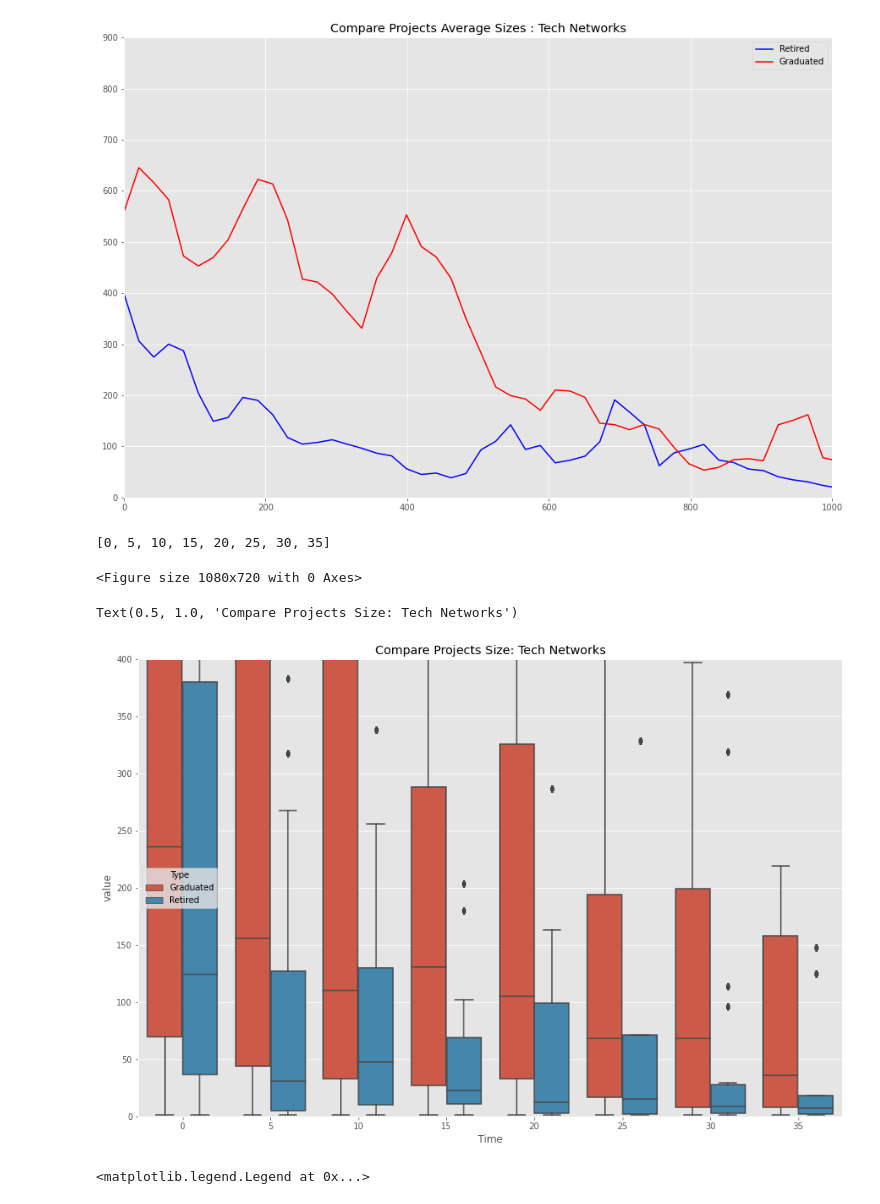
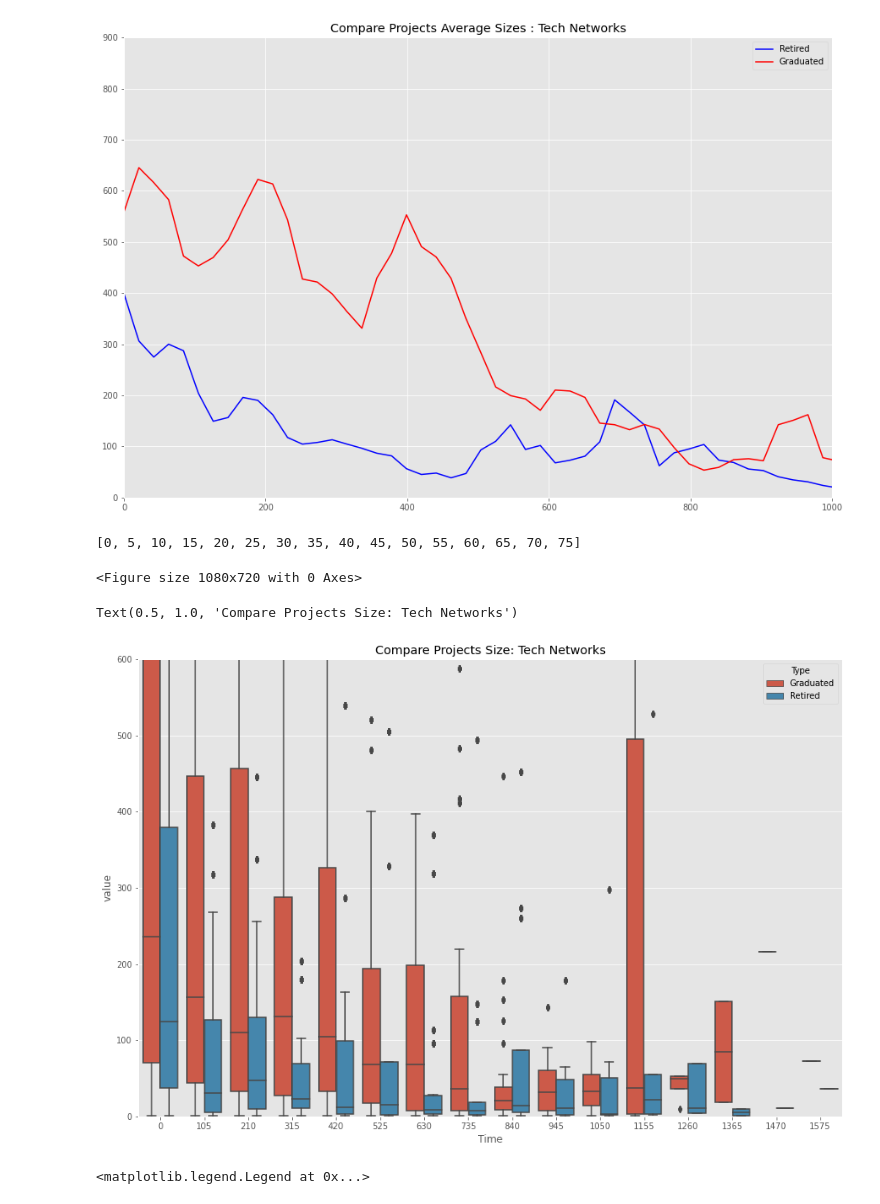
Before and after one commit to zenoWZH/ASFdata_analysis, a Jupyter notebook: smoothed_analysis/network_analysis&edges21.ipynb, the cells around one changed output. Saved outputs shown, nothing was run; the diff lists cells and outputs as text; code cells hidden in the pictures.

```diff
--- a/smoothed_analysis/network_analysis&edges21.ipynb
+++ b/smoothed_analysis/network_analysis&edges21.ipynb
@@ -372,7 +372,7 @@ for i in range(len(ave)):
     ave[i] = ave[i]/count[i]
     #print(data[:i])
 
-x = range(len(ave[:i]))
+x = [x*time_resolution for x in range(len(ave[:i]))]
 d1 = count[:i]
 
 plt.plot(x,d1,color = 'b', label = "Retired")
@@ -395,12 +395,12 @@ for i in range(len(ave)):
     ave[i] = ave[i]/count[i]
     #print(data[:i])
 
-x = range(len(ave[:i]))
+x = [x*time_resolution for x in range(len(ave[:i]))]
 d2 = count[:i]
 
 plt.plot(x,d2,color = 'r', label = 'Graduated')
 plt.title("Compare Projects Remains along Timeline: Tech Networks")
-plt.xlim(0,36)
+plt.xlim(0,1000)
 plt.ylim(0,200)
 #print(ave)
 #print(count)
@@ -430,7 +430,7 @@ for i in range(len(ave)):
     ave[i] = ave[i]/count[i]
     #print(data[:i])
 
-x = range(len(ave[:i]))
+x = [x*time_resolution for x in range(len(ave[:i]))]
 d1 = count[:i]
 
 plt.plot(x,d1,color = 'b', label = "Retired")
@@ -453,12 +453,12 @@ for i in range(len(ave)):
     ave[i] = ave[i]/count[i]
     #print(data[:i])
 
-x = range(len(ave[:i]))
+x = [x*time_resolution for x in range(len(ave[:i]))]
 d2 = count[:i]
 
 plt.plot(x,d2,color = 'r', label = 'Graduated')
 plt.title("Compare Projects Remains along Timeline: Social Networks")
-plt.xlim(0,36)
+plt.xlim(0,1000)
 plt.ylim(0,200)
 #print(ave)
 #print(count)
@@ -488,7 +488,7 @@ for i in range(len(ave)):
     ave[i] = ave[i]/count[i]
     #print(data[:i])
 
-x = [x*21 for x in range(len(ave[:i]))]
+x = [x*time_resolution for x in range(len(ave[:i]))]
 #d1 = ave[:i]
 d1 = savgol_filter(ave[:i], 3, 1)
 plt.plot(x,d1,color = 'b', label = "Retired")
@@ -511,7 +511,7 @@ for i in range(len(ave)):
     ave[i] = ave[i]/count[i]
     #print(data[:i])
 
-x = [x*21 for x in range(len(ave[:i]))]
+x = [x*time_resolution for x in range(len(ave[:i]))]
 #d2 = ave[:i]
 d2 = savgol_filter(ave[:i], 3, 1)
 plt.plot(x,d2,color = 'r', label = 'Graduated')
@@ -534,7 +534,7 @@ plt.figure(figsize=(15,10))
 #count = count[:20]
 #plt.bar(range(20),np.array(count)/265)
 datas_t_graduated = []
-labels_time = [0,5,10,15,20,25,30,35]
+labels_time = [0,5,10,15,20,25,30,35,40,45,50,55,60,65,70,75]
 for time in labels_time:
     data_thistime = df_tech_edgesize_graduated.loc[time].values.tolist()
     data_thistime = remove_minus(data_thistime)
@@ -552,7 +552,7 @@ for col in all_retired:
 #count = count[:20]
 #plt.bar(range(20),np.array(count)/265)
 datas_t_retired = []
-labels_time = [0,5,10,15,20,25,30,35]
+labels_time = [0,5,10,15,20,25,30,35,40,45,50,55,60,65,70,75]
 #for i in range(len(labels_time)):
 #    labels_time[i]+=1
 print(labels_time)
@@ -562,29 +562,29 @@ for time in labels_time:
     datas_t_retired.append(data_thistime)
 
 
-df = pd.DataFrame({'Time':labels_time,\
+df = pd.DataFrame({'Time':[x*time_resolution for x in labels_time],\
                   'Graduated':datas_t_graduated,'Retired':datas_t_retired})
 #plt.boxplot(datas_t, labels=labels_time, patch_artist= True, boxprops={'color':'lightblue', 'facecolor':'lightgreen'})
 df = df[['Time','Graduated','Retired']]
 
 #plt.title("Compare Projects Average Overlap : social Networks")
 # %% [output]
-[0, 5, 10, 15, 20, 25, 30, 35]
+[0, 5, 10, 15, 20, 25, 30, 35, 40, 45, 50, 55, 60, 65, 70, 75]
 <Figure size 1080x720 with 0 Axes>
 # %%
 df = df.explode("Graduated")
 df = df.explode("Retired")
 fig, ax = plt.subplots()
 fig.set_size_inches(15, 10)
 
 dd=pd.melt(df,id_vars=['Time'],value_vars=['Graduated','Retired'],var_name='Type')
 sns.boxplot(x='Time',y='value',data=dd,hue='Type')
 
-plt.ylim(0,400)
+plt.ylim(0,600)
 plt.title("Compare Projects Size: Tech Networks")
 # %% [output]
 Text(0.5, 1.0, 'Compare Projects Size: Tech Networks')
-[figure, old version]
+[figure, new version]
 # %%
 plt.style.use('ggplot')
 plt.figure(figsize=(15,10))
```
Also changed, not shown: parts of 9 cells of this notebook, 6 other files.
